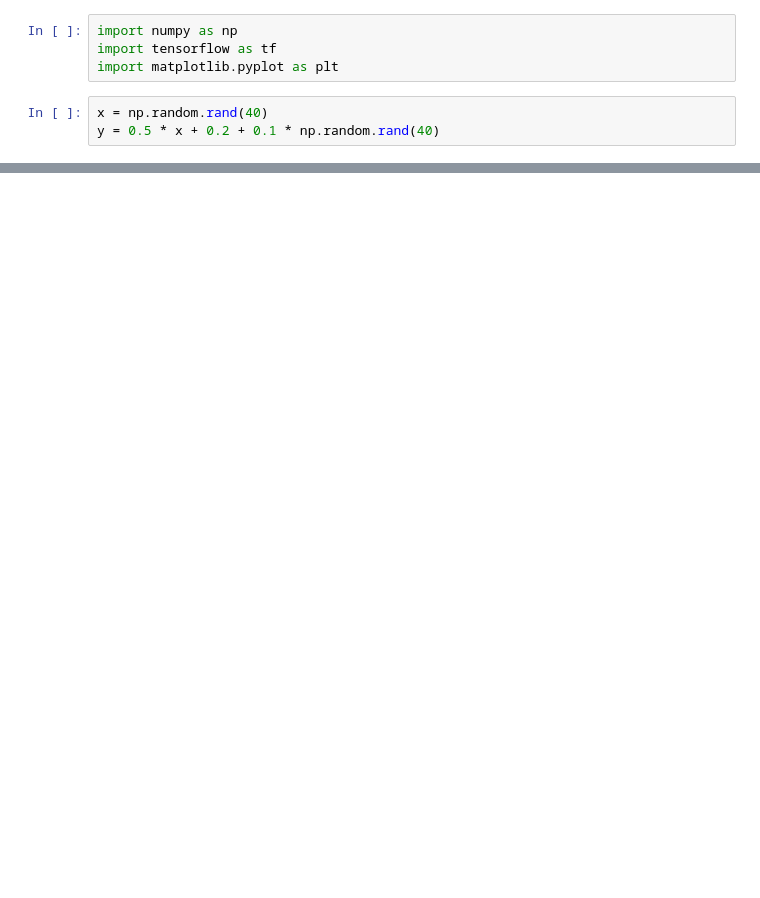
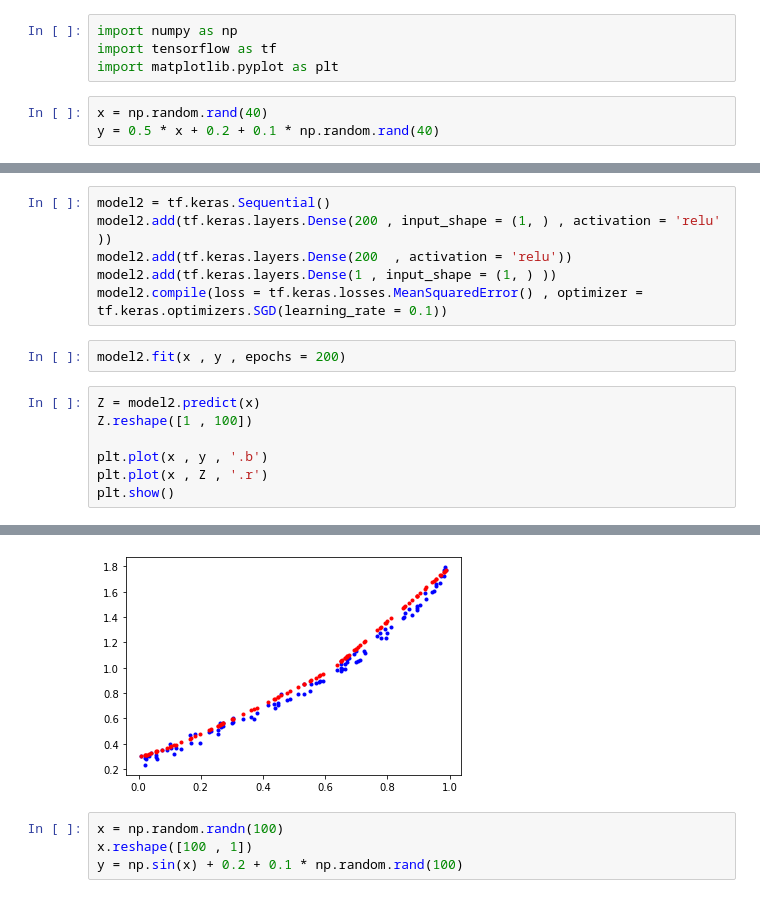
Before and after one commit to xHexlabx/AI-models, a Jupyter notebook: Linear Regression/Sample_Linear_Regression.ipynb, the cells around one changed output, grey strips where cells are left out. Drawn from its saved outputs; the diff is of its cells as text; blank space fills up the shorter version.

```diff
--- a/Linear Regression/Sample_Linear_Regression.ipynb
+++ b/Linear Regression/Sample_Linear_Regression.ipynb
@@ -81,0 +89,16 @@ plt.show()
+# %%
+model2 = tf.keras.Sequential()
+model2.add(tf.keras.layers.Dense(200 , input_shape = (1, ) , activation = 'relu' ))
+model2.add(tf.keras.layers.Dense(200  , activation = 'relu'))
+model2.add(tf.keras.layers.Dense(1 , input_shape = (1, ) ))
+model2.compile(loss = tf.keras.losses.MeanSquaredError() , optimizer = tf.keras.optimizers.SGD(learning_rate = 0.1))
+# %%
+model2.fit(x , y , epochs = 200)
+# %%
+Z = model2.predict(x)
+Z.reshape([1 , 100])
+
+plt.plot(x , y , '.b')
+plt.plot(x , Z , '.r')
+plt.show()
+# %% [output]
@@ -81,0 +106,5 @@ plt.show()
+[figure, added]
+# %%
+x = np.random.randn(100)
+x.reshape([100 , 1])
+y = np.sin(x) + 0.2 + 0.1 * np.random.rand(100)
```
Also changed, not shown: parts of 11 cells of this notebook.
